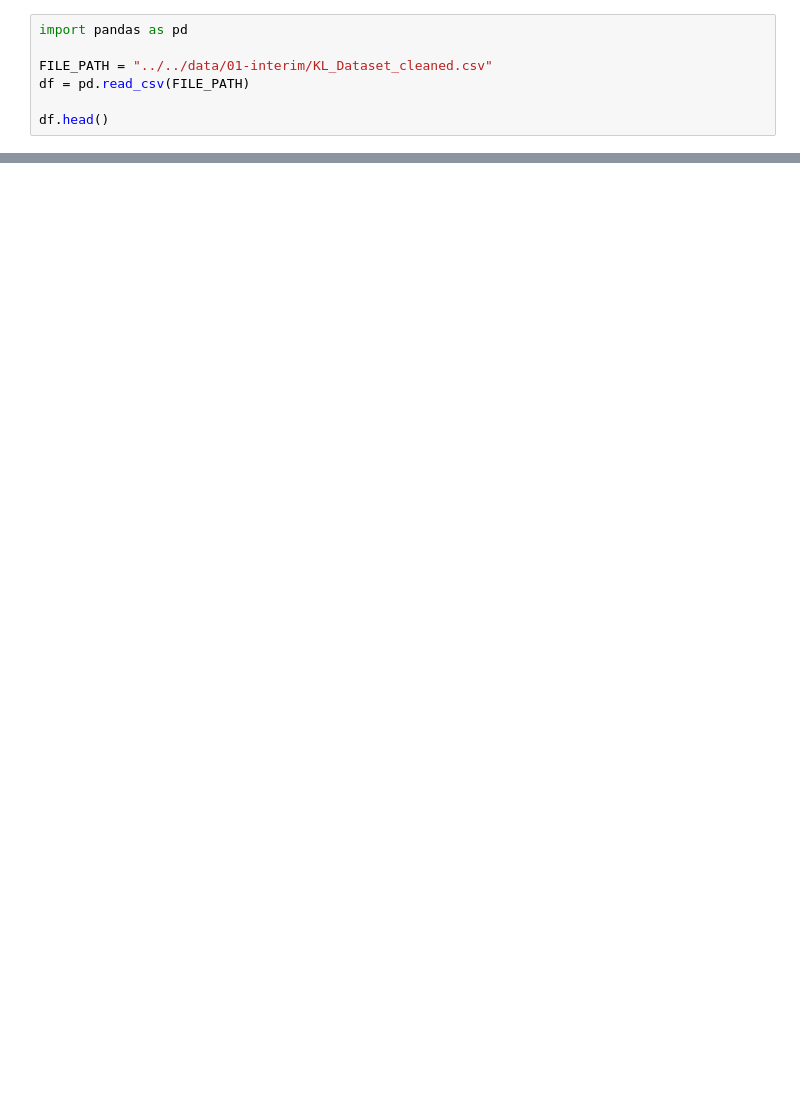
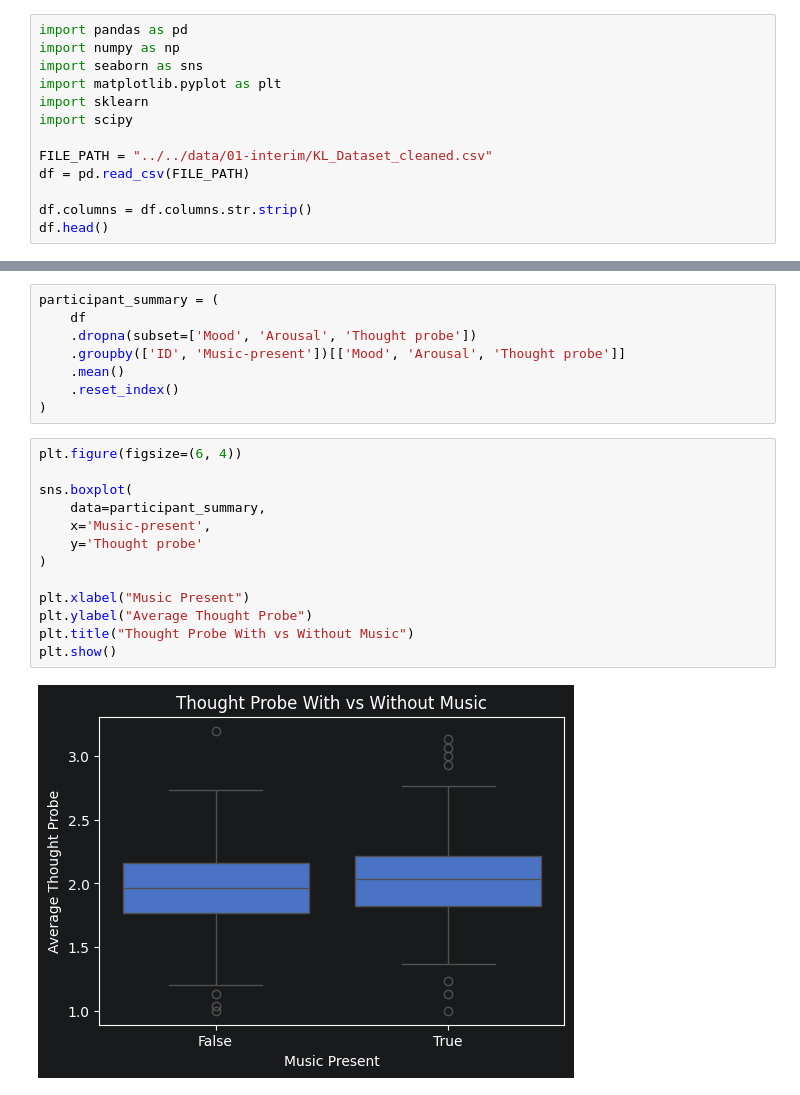
Before and after one commit to COGS108/Group-SP26-097, a Jupyter notebook: modules/eda_notebooks/kl_eda.ipynb, the cells around one changed output, grey strips where cells are left out. Cells and saved outputs as stored; diff of their text form; blank space fills up the shorter version.

Commit message:
here is the analysis on the music vs. no music trials looking at thought probe, reaction time, music, and arousal.

```diff
--- a/modules/eda_notebooks/kl_eda.ipynb
+++ b/modules/eda_notebooks/kl_eda.ipynb
@@ -1,7 +9,13 @@
 # %%
 import pandas as pd
+import numpy as np
+import seaborn as sns
+import matplotlib.pyplot as plt
+import sklearn
+import scipy
 
 FILE_PATH = "../../data/01-interim/KL_Dataset_cleaned.csv"
 df = pd.read_csv(FILE_PATH)
 
+df.columns = df.columns.str.strip()
 df.head()
@@ -14,0 +101,23 @@ df.head()
+# %%
+participant_summary = (
+    df
+    .dropna(subset=['Mood', 'Arousal', 'Thought probe'])
+    .groupby(['ID', 'Music-present'])[['Mood', 'Arousal', 'Thought probe']]
+    .mean()
+    .reset_index()
+)
+# %%
+plt.figure(figsize=(6, 4))
+
+sns.boxplot(
+    data=participant_summary,
+    x='Music-present',
+    y='Thought probe'
+)
+
+plt.xlabel("Music Present")
+plt.ylabel("Average Thought Probe")
+plt.title("Thought Probe With vs Without Music")
+plt.show()
+# %% [output]
+[figure, added]
```
Also changed, not shown: parts of 24 cells of this notebook.
